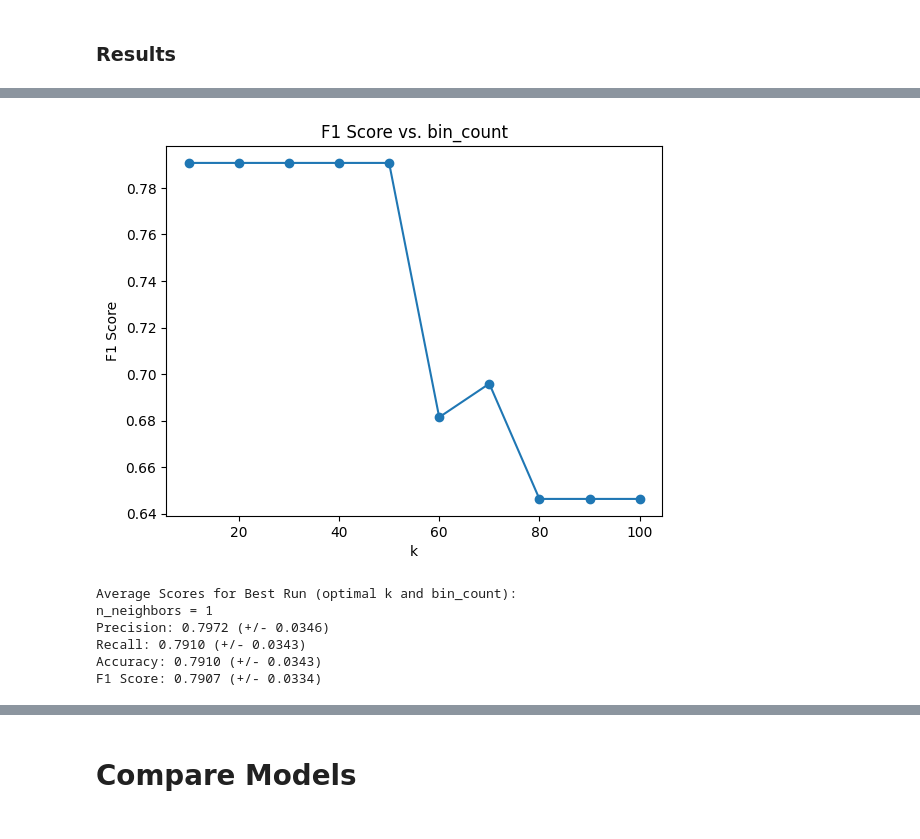
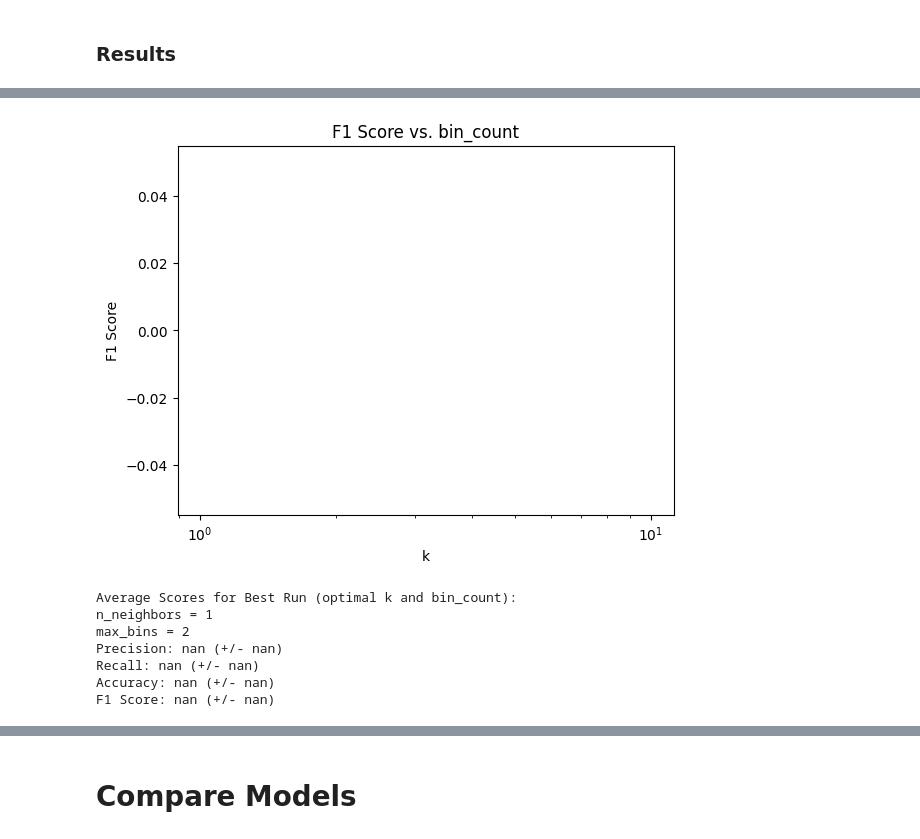
Before and after one commit to IsaacFigNewton/Conditional-Probability-Manifold-Regressor, a Jupyter notebook: KNN_Estimation_of_Feature_Probability_Distributions.ipynb, the cells around one changed output, grey strips where cells are left out. Drawn from its saved outputs; the diff is of its cells as text; code cells hidden in the pictures.

```diff
--- a/KNN_Estimation_of_Feature_Probability_Distributions.ipynb
+++ b/KNN_Estimation_of_Feature_Probability_Distributions.ipynb
@@ -338,7 +480,7 @@ print(len(dataset))
 
 # Identify categorical, continuous, and binary columns
 quantitative_vars = ["age", "fare"]
-categorical_vars = ["gender", "embarked", "class", "country"]
+categorical_vars = []#"gender", "embarked", "class", "country"]
 X = quantitative_vars + categorical_vars
 
 y = ['survived']
@@ -386,0 +528,3 @@ transformed_dataset.head()
+# %%
+transformed_X = transformed_dataset[transformed_feature_names]
+transformed_y = transformed_dataset[y[0]].map(class_map)
@@ -459,10 +713,10 @@ pipeline = Pipeline([
     ('decision tree classifier', DecisionTreeClassifier())
 ])
 
-cv_results_to_dict(pipeline, transformed_dataset[transformed_feature_names], transformed_dataset[y[0]])
+cv_results_to_dict(pipeline, transformed_X, transformed_y)
 
 # Fit the pipeline to the data
-pipeline.fit(transformed_dataset[transformed_feature_names], transformed_dataset[y[0]])
+pipeline.fit(transformed_X, transformed_y)
 
 # Create a figure and axis with a wider x-axis
 fig, ax = plt.subplots(figsize=(30, 5))
@@ -623,17 +877,11 @@ F1 Score: 0.7097
 # %% [markdown]
 ## Custom Approach
 # %%
-# Define the parameter grid
-param_grid = {
-    'regressor__n_neighbors': range(1, 2),
-    'regressor__max_bins': range(10, 110, 10)
-}
-
 # Create a scorer dictionary
 scorers = {
     'precision': make_scorer(precision_score, average='weighted', zero_division=0),
     'recall': make_scorer(recall_score, average='weighted', zero_division=0),
-    'accuracy': make_scorer(accuracy_score),
+    'accuracy': make_scorer(accuracy_score, average='weighted', zero_division=0),
     'f1': make_scorer(f1_score, average='weighted', zero_division=0)
 }
 
@@ -645,15 +893,18 @@ pipeline = Pipeline([
 grid_search = GridSearchCV(
     estimator=pipeline,
     param_grid=param_grid,
-    cv=kf,  # Use the same KFold object as before
-    scoring=scorers,
-    refit='f1',  # Refit using the best F1 score
+    # Use the same KFold object as before
+    cv=kf,
+    scoring="f1_weighted",
+    # Refit using the best F1 score
+    refit='f1',
     return_train_score=False,
-    n_jobs=-1  # Use all available cores
+    # Use all available cores
+    n_jobs=-1,
+    verbose=3
 )
-
 # Fit the GridSearchCV object
-grid_search.fit(transformed_dataset[transformed_feature_names], transformed_dataset[y[0]].map(class_map))
+grid_search.fit(transformed_X, transformed_y)
 
 # Get the results
 results = pd.DataFrame(grid_search.cv_results_)
@@ -743,16 +986,18 @@ print(f1_by_k_bins.head())
 # %%
 plt.plot(f1_by_k_bins["bin_count"], f1_by_k_bins["f1"], marker='o') # Use plt.plot() for line plots
 plt.title("F1 Score vs. bin_count")
 plt.xlabel("k")
 plt.ylabel("F1 Score")
+plt.xscale("log")
 plt.show()
 # %% [output]
-[figure, old version]
+[figure, new version]
 # %%
-# Print average scores
+# Print optimal scores
 print()
 print("Average Scores for Best Run (optimal k and bin_count):")
 print(f"n_neighbors = {optimal_k}")
+print(f"max_bins = {optimal_bin_count}")
 print(f"Precision: {optimal_run['precision']:.4f} (+/- {optimal_run['std_precision']:.4f})")
 print(f"Recall: {optimal_run['recall']:.4f} (+/- {optimal_run['std_recall']:.4f})")
 print(f"Accuracy: {optimal_run['accuracy']:.4f} (+/- {optimal_run['std_accuracy']:.4f})")
@@ -760,8 +1005,9 @@ print(f"F1 Score: {optimal_run['f1']:.4f} (+/- {optimal_run['std_f1']:.4f})")
 # %% [output]
 Average Scores for Best Run (optimal k and bin_count):
 n_neighbors = 1
-Precision: 0.7972 (+/- 0.0346)
-Recall: 0.7910 (+/- 0.0343)
-Accuracy: 0.7910 (+/- 0.0343)
-F1 Score: 0.7907 (+/- 0.0334)
+max_bins = 2
+Precision: nan (+/- nan)
+Recall: nan (+/- nan)
+Accuracy: nan (+/- nan)
+F1 Score: nan (+/- nan)
 # %%
```
Also changed, not shown: parts of 33 cells of this notebook.
